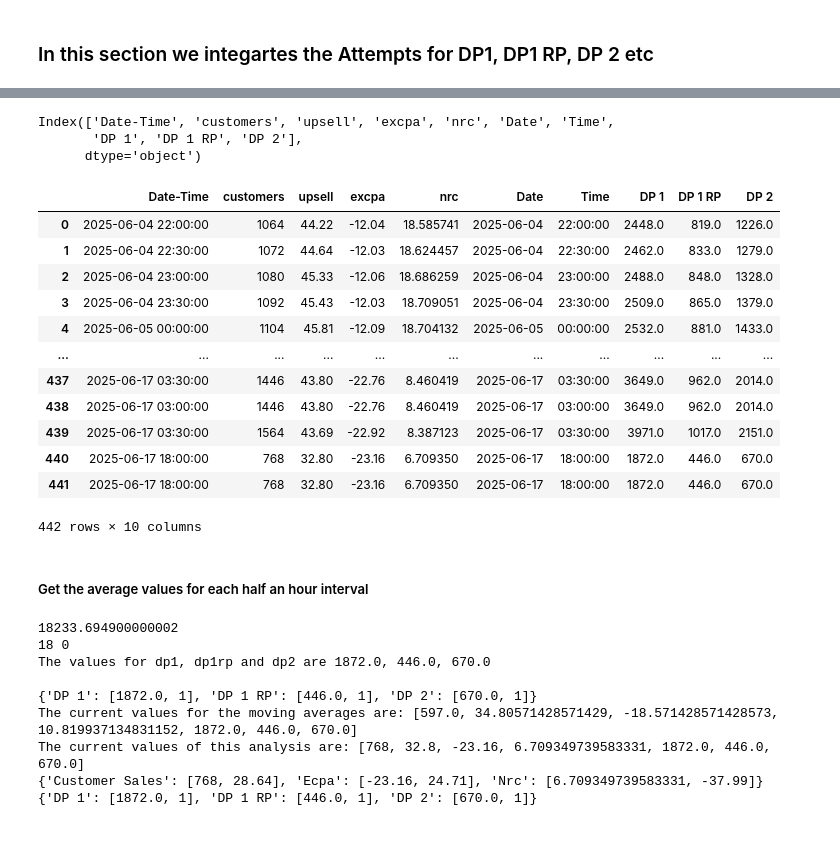
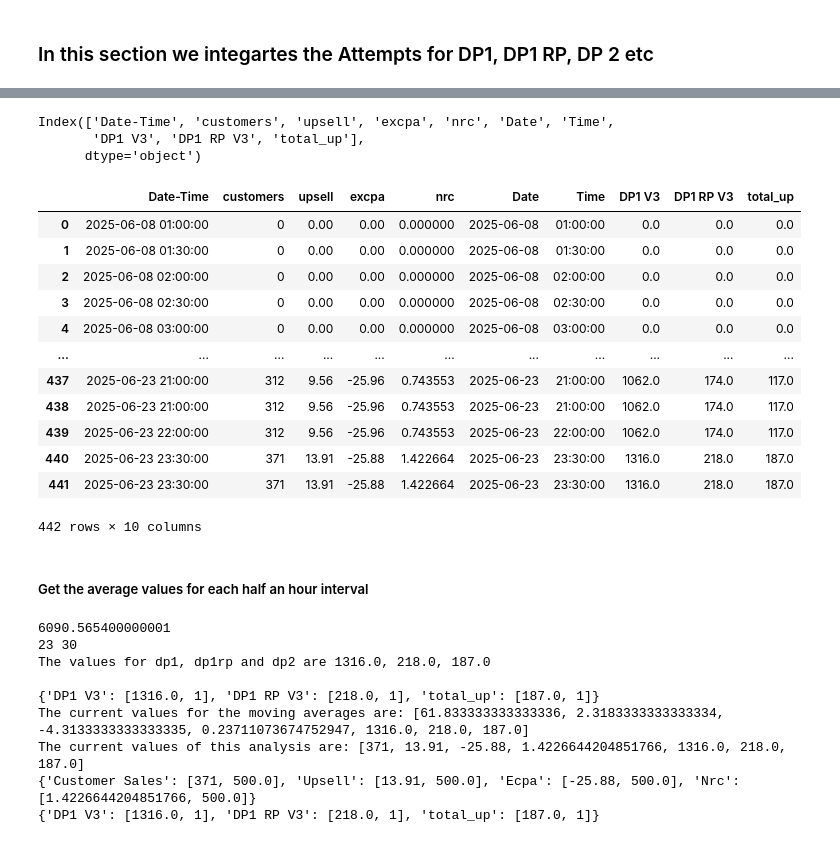
Before and after one commit to pythonistax/Goldfinger, a Jupyter notebook: GF_Project_5_serv.ipynb, the cells around one changed output, grey strips where cells are left out. Cells and saved outputs as stored; diff of their text form; code cells hidden in the pictures.

```diff
--- a/GF_Project_5_serv.ipynb
+++ b/GF_Project_5_serv.ipynb
@@ -59,7 +60,7 @@ Main difference here is that we dont have the campaign column, so we need to bas
 # We will start off by calculating S1
 main_dict = {}
 s1_df = tview1[
-      (tview1["Item"] == "DP1 V3(PP)") | (tview1["Item"] == "DP1 V3") | (tview1["Item"] == "DP1 RP V3")
+      (tview1["Item"] == "DP1 V3(PP)") | (tview1["Item"] == "DP1 V3")
   ]
 
 # Check if column is string/object type before applying string operations
@@ -388,7 +402,7 @@ present_value_nrc = nrc
 # %% [markdown]
 ### Import the Dataframe
 # %%
-database_df = pd.read_excel("tv_database_GF.xlsx")
+database_df = pd.read_excel("tv_database_gf.xlsx")
 
 # Create a column where wonly have the date and no time
 database_df["Date"] = database_df["Date-Time"].dt.date
@@ -491,7 +506,9 @@ tview1
 ### In this section we integrate the Attempts for DP1, DP1 RP, DP2 etc
 
 # DP 1
-dddp1_df = tview1[tview1["Item"] == 'DP 1']
+dddp1_df = tview1[
+      (tview1["Item"] == "DP1 V3(PP)") | (tview1["Item"] == "DP1 V3") | (tview1["Item"] == "DP1 RP V3")
+  ]
 
 dddp1_df["Attempted Charges"] = dddp1_df["Attempted Charges"].astype(str)
 dddp1_df["Attempted Charges"] = dddp1_df["Attempted Charges"].str.replace(',', '', regex=False)
@@ -500,7 +517,7 @@ averagedp1 = dddp1_df["Attempted Charges"].sum()
 print(averagedp1)
 
 # DP 1 RP
-dddp1rp_df = tview1[tview1["Item"] == 'DP 1 RP']
+dddp1rp_df = tview1[tview1["Item"] == 'DP1 RP V3']
 dddp1rp_df["Attempted Charges"] = dddp1rp_df["Attempted Charges"].astype(str)
 dddp1rp_df["Attempted Charges"] = dddp1rp_df["Attempted Charges"].str.replace(',', '', regex=False)
 dddp1rp_df["Attempted Charges"] = dddp1rp_df["Attempted Charges"].astype(float)
@@ -508,7 +525,9 @@ averagedp1rp = dddp1rp_df["Attempted Charges"].sum()
 print(averagedp1rp)
 
 # DP 2
-dddp2_df = tview1[tview1["Item"] == 'DP 2']
+dddp2_df = tview1[
+      (tview1["Item"] == "DP2 V3") | (tview1["Item"] == "DP2 V3(PP)")
+  ]
 dddp2_df["Attempted Charges"] = dddp2_df["Attempted Charges"].astype(str)
 dddp2_df["Attempted Charges"] = dddp2_df["Attempted Charges"].str.replace(',', '', regex=False)
 dddp2_df["Attempted Charges"] = dddp2_df["Attempted Charges"].astype(float)
@@ -525,47 +563,47 @@ KeyError: 'Campaign'
 database_df.columns
 # %% [output]
 Index(['Date-Time', 'customers', 'upsell', 'excpa', 'nrc', 'Date', 'Time',
-       'DP 1', 'DP 1 RP', 'DP 2'],
+       'DP1 V3', 'DP1 RP V3', 'total_up'],
       dtype='object')
 # %%
 # Create a new row as a dictionary
 new_row = {
     'Date-Time': datetimee,
     'customers': present_value_customers,
     'upsell': present_values_upsell_take,
     'excpa': present_value_ecpa,
     'nrc': present_value_nrc,
     'Date': datetimee.now().date(),
     "Time": datetimee.now().time(),
-    "DP 1": averagedp1,
-    "DP 1 RP": averagedp1rp,
-    "DP 2": averagedp2
+    "DP1 V3": averagedp1,
+    "DP1 RP V3": averagedp1rp,
+    "total_up": averagedp2
 
 }
 
 # Add the row using loc
 database_df.loc[len(database_df)] = new_row
 
 # Now we drop the oldest one
 database_df.drop(index=0, inplace=True)
 database_df = database_df.reset_index(drop=True)
 database_df["Time"] = database_df["Date-Time"].dt.time
 
 
 database_df
 # %% [output]
-|  | Date-Time | customers | upsell | excpa | nrc | Date | Time | DP 1 | DP 1 RP | DP 2 |
-| 0 | 2025-06-04 22:00:00 | 1064 | 44.22 | -12.04 | 18.585741 | 2025-06-04 | 22:00:00 | 2448.0 | 819.0 | 1226.0 |
-| 1 | 2025-06-04 22:30:00 | 1072 | 44.64 | -12.03 | 18.624457 | 2025-06-04 | 22:30:00 | 2462.0 | 833.0 | 1279.0 |
-| 2 | 2025-06-04 23:00:00 | 1080 | 45.33 | -12.06 | 18.686259 | 2025-06-04 | 23:00:00 | 2488.0 | 848.0 | 1328.0 |
-| 3 | 2025-06-04 23:30:00 | 1092 | 45.43 | -12.03 | 18.709051 | 2025-06-04 | 23:30:00 | 2509.0 | 865.0 | 1379.0 |
-| 4 | 2025-06-05 00:00:00 | 1104 | 45.81 | -12.09 | 18.704132 | 2025-06-05 | 00:00:00 | 2532.0 | 881.0 | 1433.0 |
+|  | Date-Time | customers | upsell | excpa | nrc | Date | Time | DP1 V3 | DP1 RP V3 | total_up |
+| 0 | 2025-06-08 01:00:00 | 0 | 0.00 | 0.00 | 0.000000 | 2025-06-08 | 01:00:00 | 0.0 | 0.0 | 0.0 |
+| 1 | 2025-06-08 01:30:00 | 0 | 0.00 | 0.00 | 0.000000 | 2025-06-08 | 01:30:00 | 0.0 | 0.0 | 0.0 |
+| 2 | 2025-06-08 02:00:00 | 0 | 0.00 | 0.00 | 0.000000 | 2025-06-08 | 02:00:00 | 0.0 | 0.0 | 0.0 |
+| 3 | 2025-06-08 02:30:00 | 0 | 0.00 | 0.00 | 0.000000 | 2025-06-08 | 02:30:00 | 0.0 | 0.0 | 0.0 |
+| 4 | 2025-06-08 03:00:00 | 0 | 0.00 | 0.00 | 0.000000 | 2025-06-08 | 03:00:00 | 0.0 | 0.0 | 0.0 |
 | ... | ... | ... | ... | ... | ... | ... | ... | ... | ... | ... |
-| 437 | 2025-06-17 03:30:00 | 1446 | 43.80 | -22.76 | 8.460419 | 2025-06-17 | 03:30:00 | 3649.0 | 962.0 | 2014.0 |
-| 438 | 2025-06-17 03:00:00 | 1446 | 43.80 | -22.76 | 8.460419 | 2025-06-17 | 03:00:00 | 3649.0 | 962.0 | 2014.0 |
-| 439 | 2025-06-17 03:30:00 | 1564 | 43.69 | -22.92 | 8.387123 | 2025-06-17 | 03:30:00 | 3971.0 | 1017.0 | 2151.0 |
-| 440 | 2025-06-17 18:00:00 | 768 | 32.80 | -23.16 | 6.709350 | 2025-06-17 | 18:00:00 | 1872.0 | 446.0 | 670.0 |
-| 441 | 2025-06-17 18:00:00 | 768 | 32.80 | -23.16 | 6.709350 | 2025-06-17 | 18:00:00 | 1872.0 | 446.0 | 670.0 |
+| 437 | 2025-06-23 21:00:00 | 312 | 9.56 | -25.96 | 0.743553 | 2025-06-23 | 21:00:00 | 1062.0 | 174.0 | 117.0 |
+| 438 | 2025-06-23 21:00:00 | 312 | 9.56 | -25.96 | 0.743553 | 2025-06-23 | 21:00:00 | 1062.0 | 174.0 | 117.0 |
+| 439 | 2025-06-23 22:00:00 | 312 | 9.56 | -25.96 | 0.743553 | 2025-06-23 | 22:00:00 | 1062.0 | 174.0 | 117.0 |
+| 440 | 2025-06-23 23:30:00 | 371 | 13.91 | -25.88 | 1.422664 | 2025-06-23 | 23:30:00 | 1316.0 | 218.0 | 187.0 |
+| 441 | 2025-06-23 23:30:00 | 371 | 13.91 | -25.88 | 1.422664 | 2025-06-23 | 23:30:00 | 1316.0 | 218.0 | 187.0 |
 442 rows × 10 columns
 # %% [markdown]
 ##### Get the average values for each half an hour interval
@@ -587,7 +625,7 @@ def percentage_change(new, old):
         return 1
 
 def alert_maker(list_of_mass, list_of_currentt):
-    name_of_componets = ["Customer Sales", "Upsell", "Ecpa", "Nrc", "DP 1", "DP 1 RP", "DP 2"]
+    name_of_componets = ["Customer Sales", "Upsell", "Ecpa", "Nrc", "DP1 V3", "DP1 RP V3", "total_up"]
     alerts = {}
     alerts_cons = {}
     if not len(list_current) == len(list_mas):
@@ -611,7 +649,7 @@ def alert_maker(list_of_mass, list_of_currentt):
         alerts_cons = {}
 
     print(alerts_cons)
-    exclude_keys = {"DP 1", "DP 1 RP", "DP 2"}
+    exclude_keys = {"total_up", "DP1 RP V3", "DP1 V3"}
     alerts = {k: v for k, v in alerts.items() if k not in exclude_keys}
     return alerts, alerts_cons
 
@@ -636,13 +674,13 @@ list_mas.append(moving_average_ncr)
 
 # Get the previous attemot values for the varipus DPs
 df_prev = database_df.iloc[[-2]]
-moving_averagedp1 = df_prev["DP 1"].values[0]
+moving_averagedp1 = df_prev["DP1 V3"].values[0]
 list_mas.append(moving_averagedp1)
 
-moving_averagedp1rp = df_prev["DP 1 RP"].values[0]
+moving_averagedp1rp = df_prev["DP1 RP V3"].values[0]
 list_mas.append(moving_averagedp1rp)
 
-moving_averagedp2 = df_prev["DP 2"].values[0]
+moving_averagedp2 = df_prev["total_up"].values[0]
 list_mas.append(moving_averagedp2)
 
 print(f"The values for dp1, dp1rp and dp2 are {moving_averagedp1}, {moving_averagedp1rp}, {moving_averagedp2}")
@@ -655,15 +693,15 @@ print(f"The current values of this analysis are: {list_current}")
 print(alert_component[0])
 print(alert_component[1])
 # %% [output]
-18233.694900000002
-18 0
-The values for dp1, dp1rp and dp2 are 1872.0, 446.0, 670.0
+6090.565400000001
+23 30
+The values for dp1, dp1rp and dp2 are 1316.0, 218.0, 187.0
 
-{'DP 1': [1872.0, 1], 'DP 1 RP': [446.0, 1], 'DP 2': [670.0, 1]}
-The current values for the moving averages are: [597.0, 34.80571428571429, -18.571428571428573, 10.819937134831152, 1872.0, 446.0, 670.0]
-The current values of this analysis are: [768, 32.8, -23.16, 6.709349739583331, 1872.0, 446.0, 670.0]
-{'Customer Sales': [768, 28.64], 'Ecpa': [-23.16, 24.71], 'Nrc': [6.709349739583331, -37.99]}
-{'DP 1': [1872.0, 1], 'DP 1 RP': [446.0, 1], 'DP 2': [670.0, 1]}
+{'DP1 V3': [1316.0, 1], 'DP1 RP V3': [218.0, 1], 'total_up': [187.0, 1]}
+The current values for the moving averages are: [61.833333333333336, 2.3183333333333334, -4.3133333333333335, 0.23711073674752947, 1316.0, 218.0, 187.0]
+The current values of this analysis are: [371, 13.91, -25.88, 1.4226644204851766, 1316.0, 218.0, 187.0]
+{'Customer Sales': [371, 500.0], 'Upsell': [13.91, 500.0], 'Ecpa': [-25.88, 500.0], 'Nrc': [1.4226644204851766, 500.0]}
+{'DP1 V3': [1316.0, 1], 'DP1 RP V3': [218.0, 1], 'total_up': [187.0, 1]}
 # %%
 print(alert_component[0])
 # %% [output]
```
Also changed, not shown: parts of 25 cells of this notebook, 6 other files.
